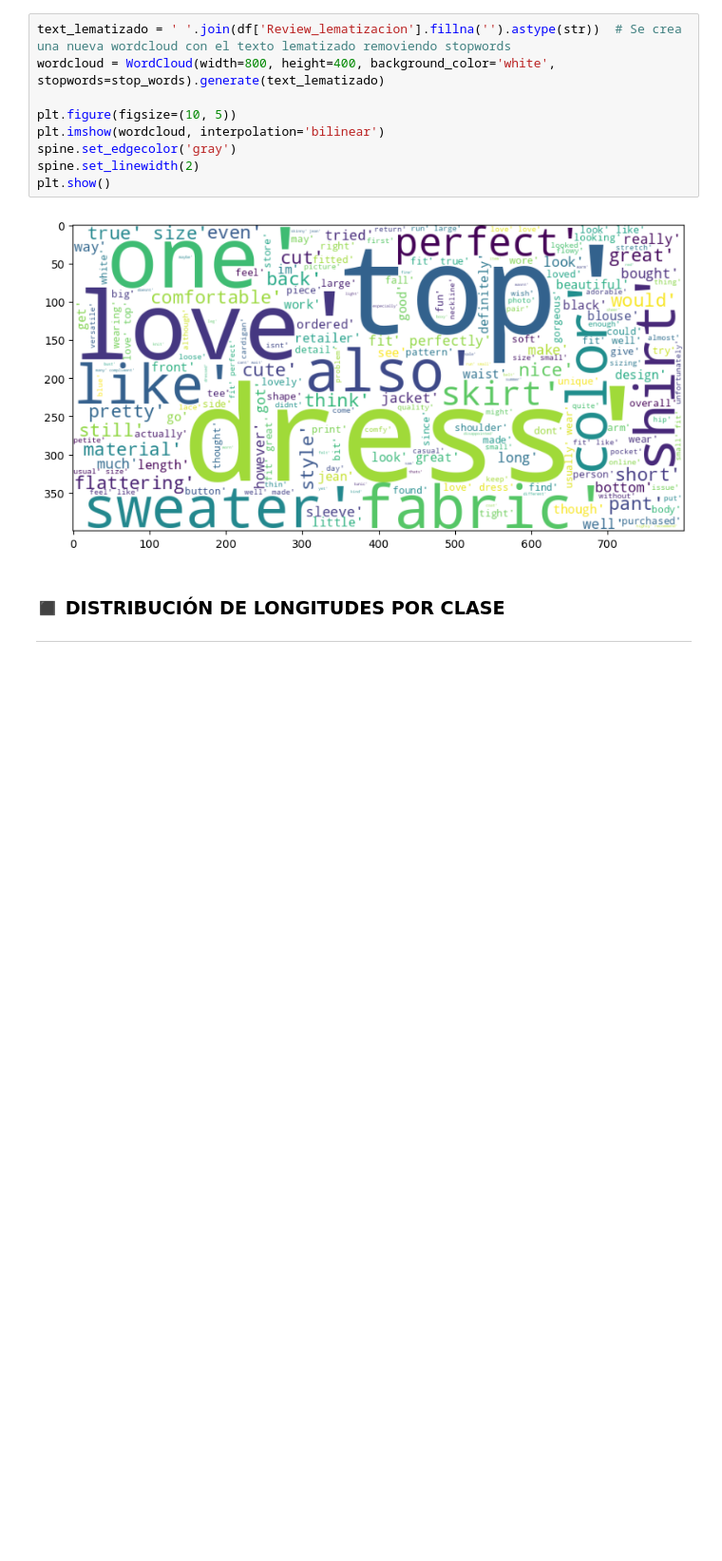
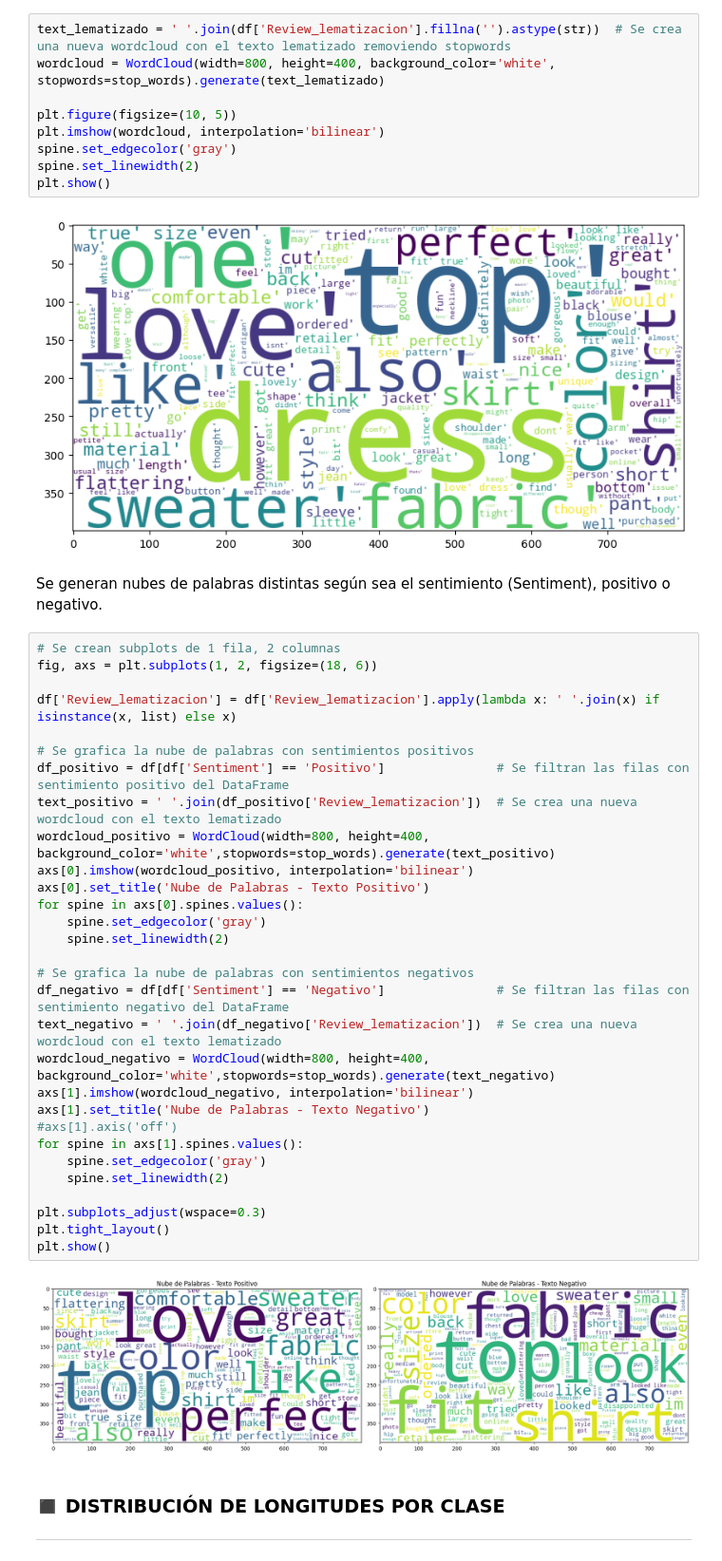
Before and after one commit to eugeinga/CODER-DataScienceIII, a Jupyter notebook: proyecto_final_ingaramo.ipynb, the cells around one changed output. Shown at 95% size. Saved outputs shown, nothing was run; the diff lists cells and outputs as text; blank space fills up the shorter version.

```diff
--- a/proyecto_final_ingaramo.ipynb
+++ b/proyecto_final_ingaramo.ipynb
@@ -540,6 +540,40 @@ spine.set_linewidth(2)
 plt.show()
 # %% [output]
 [figure]
+# %% [markdown]
+Se generan nubes de palabras distintas según sea el sentimiento (Sentiment), positivo o negativo.
+# %%
+# Se crean subplots de 1 fila, 2 columnas
+fig, axs = plt.subplots(1, 2, figsize=(18, 6))
+
+df['Review_lematizacion'] = df['Review_lematizacion'].apply(lambda x: ' '.join(x) if isinstance(x, list) else x)
+
+# Se grafica la nube de palabras con sentimientos positivos
+df_positivo = df[df['Sentiment'] == 'Positivo']               # Se filtran las filas con sentimiento positivo del DataFrame
+text_positivo = ' '.join(df_positivo['Review_lematizacion'])  # Se crea una nueva wordcloud con el texto lematizado
+wordcloud_positivo = WordCloud(width=800, height=400, background_color='white',stopwords=stop_words).generate(text_positivo)
+axs[0].imshow(wordcloud_positivo, interpolation='bilinear')
+axs[0].set_title('Nube de Palabras - Texto Positivo')
+for spine in axs[0].spines.values():
+    spine.set_edgecolor('gray')
+    spine.set_linewidth(2)
+
+# Se grafica la nube de palabras con sentimientos negativos
+df_negativo = df[df['Sentiment'] == 'Negativo']               # Se filtran las filas con sentimiento negativo del DataFrame
+text_negativo = ' '.join(df_negativo['Review_lematizacion'])  # Se crea una nueva wordcloud con el texto lematizado
+wordcloud_negativo = WordCloud(width=800, height=400, background_color='white',stopwords=stop_words).generate(text_negativo)
+axs[1].imshow(wordcloud_negativo, interpolation='bilinear')
+axs[1].set_title('Nube de Palabras - Texto Negativo')
+#axs[1].axis('off')
+for spine in axs[1].spines.values():
+    spine.set_edgecolor('gray')
+    spine.set_linewidth(2)
+
+plt.subplots_adjust(wspace=0.3)
+plt.tight_layout()
+plt.show()
+# %% [output]
+[figure, added]
 # %% [markdown]
 ### **◼️ DISTRIBUCIÓN DE LONGITUDES POR CLASE**
 ----
```
Also changed, not shown: parts of 1 cell of this notebook.
